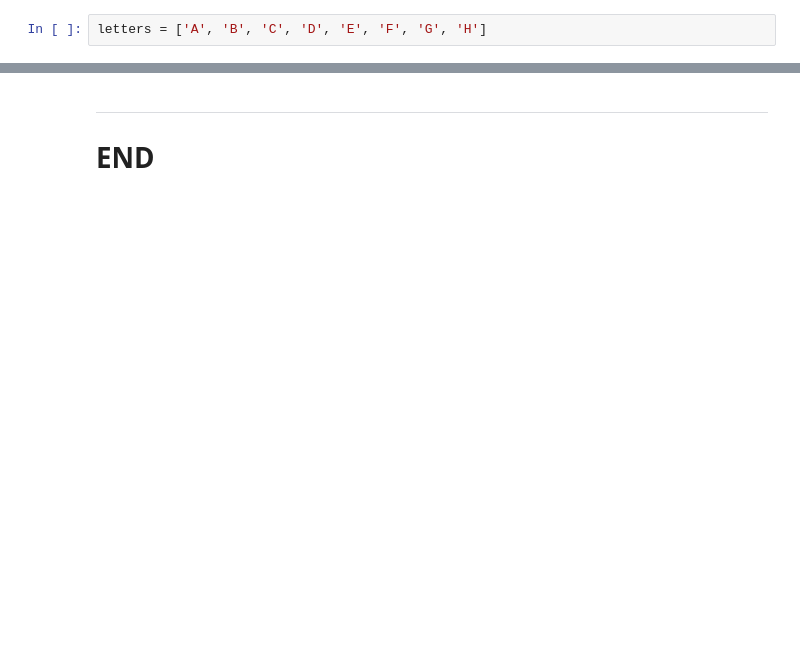
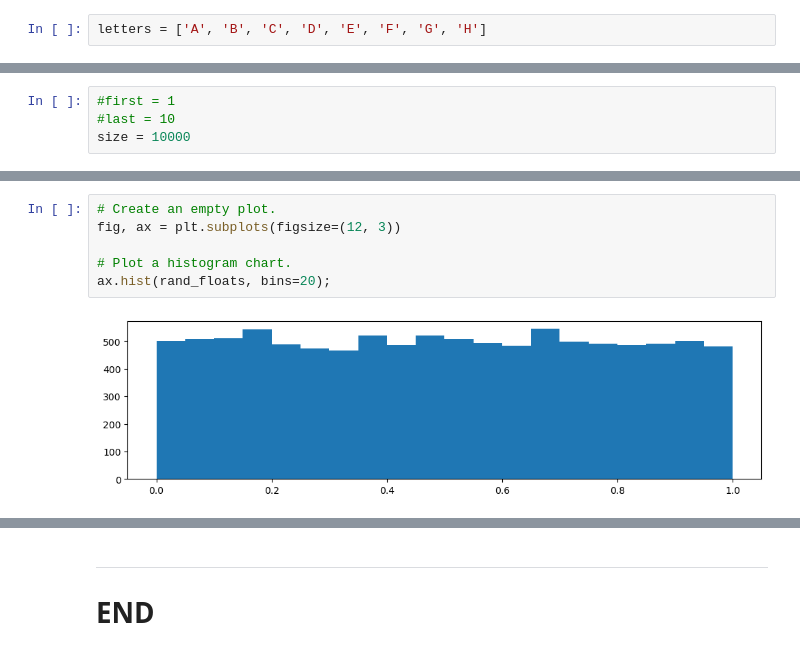
Before and after one commit to mickalleny2k/FUND_DATA, a Jupyter notebook: numpy_random.ipynb, the cells around one changed output, grey strips where cells are left out. Saved outputs shown, nothing was run; the diff lists cells and outputs as text; blank space fills up the shorter version.

```diff
--- a/numpy_random.ipynb
+++ b/numpy_random.ipynb
@@ -52,0 +132,4 @@ random.uniform(0.0, 100.0)
+# %%
+#first = 1
+#last = 10
+size = 10000
@@ -52,0 +142,8 @@ random.uniform(0.0, 100.0)
+# %%
+# Create an empty plot.
+fig, ax = plt.subplots(figsize=(12, 3))
+
+# Plot a histogram chart.
+ax.hist(rand_floats, bins=20);
+# %% [output]
+[figure, added]
```
Also changed, not shown: parts of 20 cells of this notebook, 6 other files.
